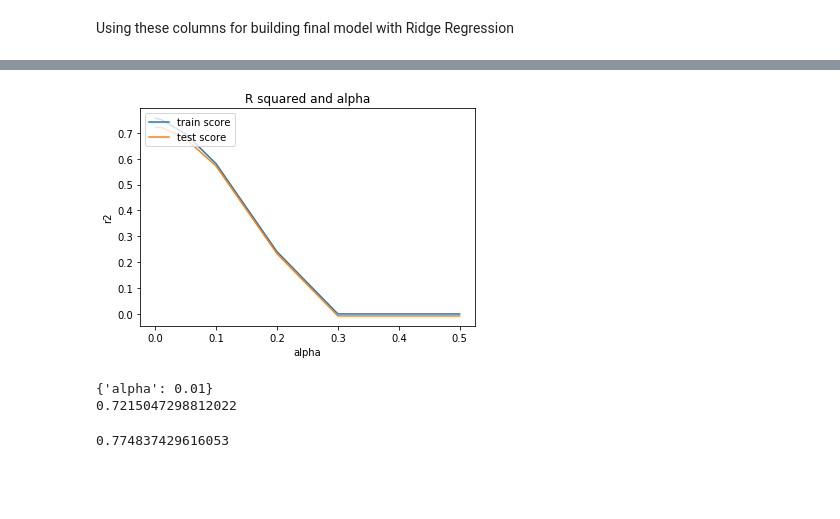
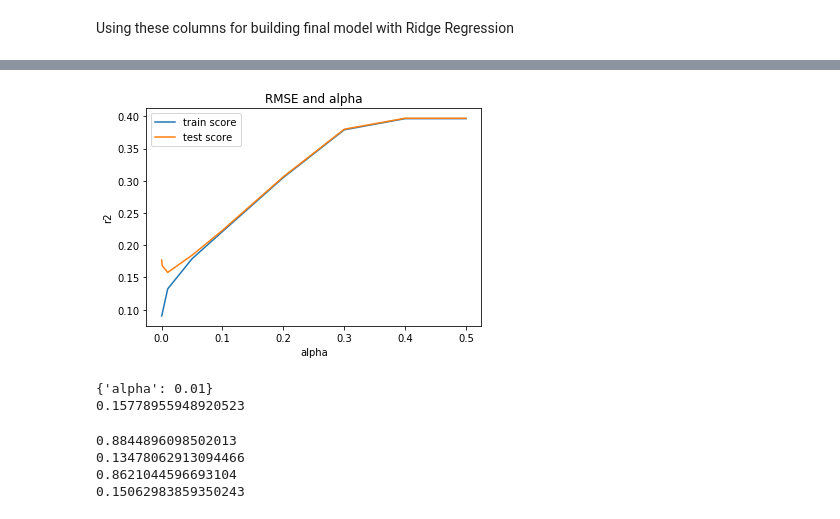
Before and after one commit to kanika1101/Advanced-Regression, a Jupyter notebook: Australian_Housing_Prediction.ipynb, the cells around one changed output, grey strips where cells are left out. Saved outputs shown, nothing was run; the diff lists cells and outputs as text; code cells hidden in the pictures; blank space fills up the shorter version.

```diff
--- a/Australian_Housing_Prediction.ipynb
+++ b/Australian_Housing_Prediction.ipynb
@@ -750,6 +622,6 @@ Final number of features to be used in the model are 246. We will eliminate firs
 # %%
 folds =5
-hyper_params = [{"n_features_to_select": [20,30,40]}]
+hyper_params = [{"n_features_to_select": [1,50,60,70,80,90,100,110]}]
 
 lm = LinearRegression()
 lm.fit(X_train,y_train)
@@ -757,7 +629,7 @@ rfe = RFE(lm)
 
 model_cv = GridSearchCV(estimator = rfe,
                        param_grid = hyper_params,
-                       scoring= 'r2',
+                       scoring= 'neg_mean_squared_error',
                        cv = folds,
                        verbose = 3,
                        return_train_score = True)
@@ -832,7 +708,7 @@ Using RFE to select iniital 100 features
 # %%
 lm = LinearRegression()
 lm.fit(X_train,y_train)
-rfe = RFE(lm,32)
+rfe = RFE(lm,90)
 rfe.fit(X_train,y_train)
 # %% [output]
 RFE(estimator=LinearRegression(copy_X=True, fit_intercept=True, n_jobs=None,
@@ -877,7 +757,7 @@ folds = 5
 
 model_cv = GridSearchCV(estimator = ridge,
                        param_grid = params,
-                       scoring = 'r2',
+                       scoring = 'neg_mean_squared_error',
                        cv = folds,
                        return_train_score = True,
                        verbose =1)
@@ -959,13 +847,13 @@ r2_score(y_test,y_test_pred)
 # %%
 lasso = Lasso()
 
-params = {'alpha':[0.0001, 0.001, 0.01, 0.05, 0.1,
+params = {'alpha':[0.0001,0.0008,0.0009, 0.001, 0.01, 0.05, 0.1,
  0.2, 0.3, 0.4, 0.5]}
 
 # cross validation
 model_cv = GridSearchCV(estimator = lasso,
                         param_grid = params,
-                        scoring= 'r2',
+                        scoring= 'neg_mean_squared_error',
                         cv = folds,
                         return_train_score=True,
                         verbose = 1)
@@ -1002,31 +892,38 @@ cv_results
 # %%
 # plotting mean test and train scoes with alpha
 cv_results['param_alpha'] = cv_results['param_alpha'].astype('float32')
 
 # plotting
-plt.plot(cv_results['param_alpha'], cv_results['mean_train_score'])
-plt.plot(cv_results['param_alpha'], cv_results['mean_test_score'])
+plt.plot(cv_results['param_alpha'], np.sqrt(-cv_results['mean_train_score']))
+plt.plot(cv_results['param_alpha'], np.sqrt(-cv_results['mean_test_score']))
 plt.xlabel('alpha')
 plt.ylabel('r2')
-plt.title("R squared and alpha")
+plt.title("RMSE and alpha")
 plt.legend(['train score', 'test score'], loc='upper left')
 plt.show()
 # %% [output]
-[figure, old version]
+[figure, new version]
 # %%
 print(model_cv.best_params_)
-print(model_cv.best_score_)
+print(np.sqrt(-model_cv.best_score_))
 # %% [output]
 {'alpha': 0.01}
-0.7215047298812022
+0.15778955948920523
 # %%
 alpha = 0.01
 lasso = Lasso(alpha = alpha)
 lasso.fit(X_train,y_train)
+y_train_pred = lasso.predict(X_train)
 y_test_pred = lasso.predict(X_test)
-r2_score(y_test,y_test_pred)
+print(r2_score(y_train,y_train_pred))
+print(np.sqrt(mean_squared_error(y_train,y_train_pred)))
+print(r2_score(y_test,y_test_pred))
+print(np.sqrt(mean_squared_error(y_test,y_test_pred)))
 # %% [output]
-0.774837429616053
+0.8844896098502013
+0.13478062913094466
+0.8621044596693104
+0.15062983859350243
 # %%
 sum(lasso.coef_!=0)
 # %% [output]
```
Also changed, not shown: parts of 121 cells of this notebook, 1 other file.
